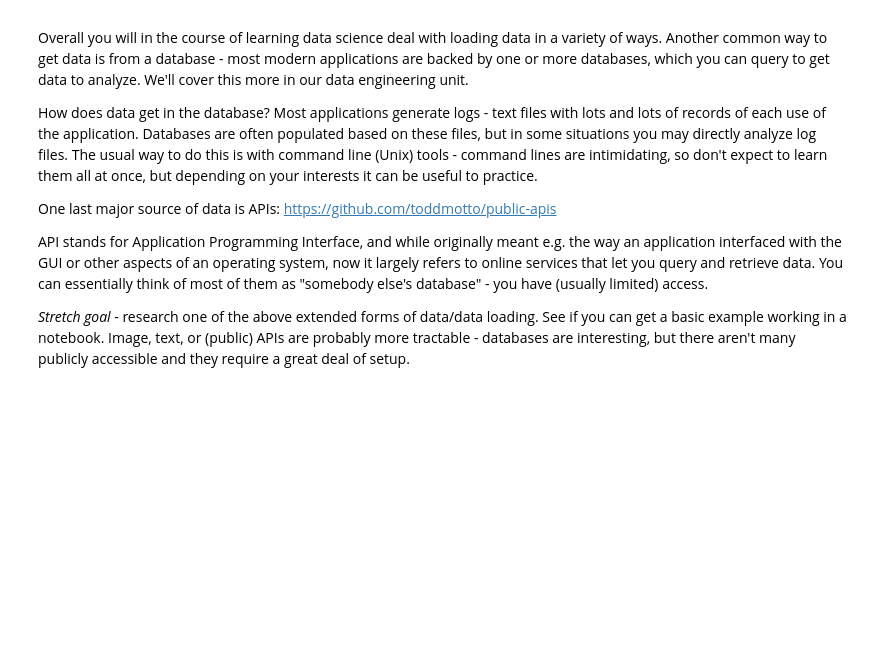
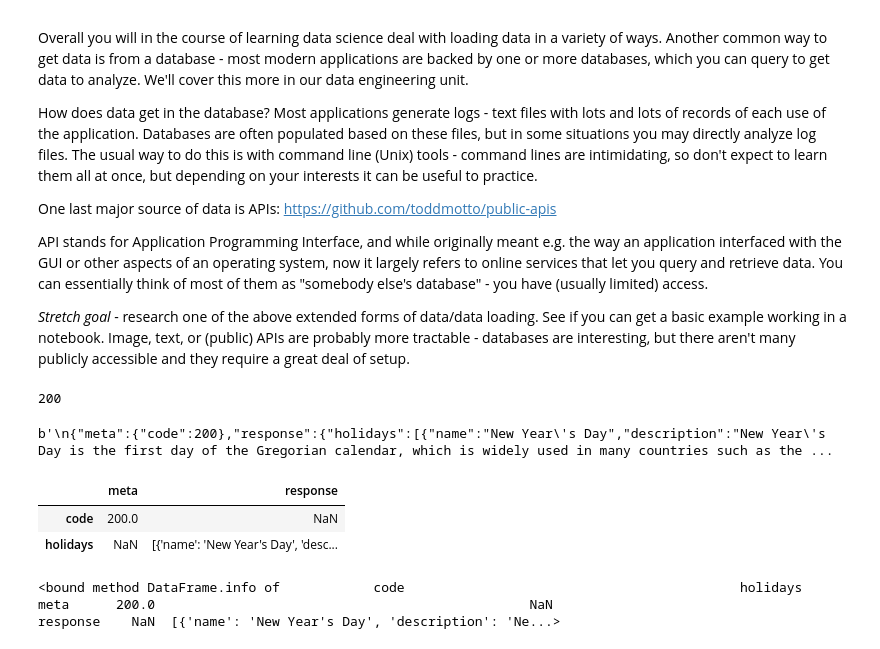
Before and after one commit to DataLovecraft/DS-Unit-1-Sprint-1-Dealing-With-Data, a Jupyter notebook: module2-loadingdata/JM_LS_DS_112_Loading_Data_Assignment.ipynb, the cells around one changed output. Cells and saved outputs as stored; diff of their text form; code cells hidden in the pictures; blank space fills up the shorter version.

```diff
--- a/module2-loadingdata/JM_LS_DS_112_Loading_Data_Assignment.ipynb
+++ b/module2-loadingdata/JM_LS_DS_112_Loading_Data_Assignment.ipynb
@@ -271,0 +279,43 @@ API stands for Application Programming Interface, and while originally meant e.g
+# %%
+# HOW TOs:
+# https://www.digitalocean.com/community/tutorials/how-to-use-web-apis-in-python-3
+# https://calendarific.com/api-documentation
+
+# https://calendarific.com
+
+import json
+import requests
+
+response = requests.get("https://calendarific.com/api/v2/holidays?api_key=fa5549d6ddc82939198f033b1cdddc1d7e3ce19c")
+
+print(response.status_code)
+# %% [output]
+200
+# %%
+# parameters = {"country": US, "year": 2019}
+
+# had to append &country=US&year=2019 below
+
+response = requests.get("https://calendarific.com/api/v2/holidays?api_key=fa5549d6ddc82939198f033b1cdddc1d7e3ce19c&country=US&year=2019")
+
+print(response.content)
+# %% [output]
+b'\n{"meta":{"code":200},"response":{"holidays":[{"name":"New Year\'s Day","description":"New Year\'s Day is the first day of the Gregorian calendar, which is widely used in many countries such as the ...
+# %%
+# https://pandas.pydata.org/pandas-docs/stable/reference/api/pandas.read_json.html
+
+import pandas as pd
+
+calender = pd.read_json(response.content)
+# %%
+calender.head()
+# %% [output]
+|  | meta | response |
+| code | 200.0 | NaN |
+| holidays | NaN | [{'name': 'New Year's Day', 'desc... |
+# %%
+calender.info
+# %% [output]
+<bound method DataFrame.info of            code                                           holidays
+meta      200.0                                                NaN
+response    NaN  [{'name': 'New Year's Day', 'description': 'Ne...>
```
Also changed, not shown: parts of 2 cells of this notebook.
